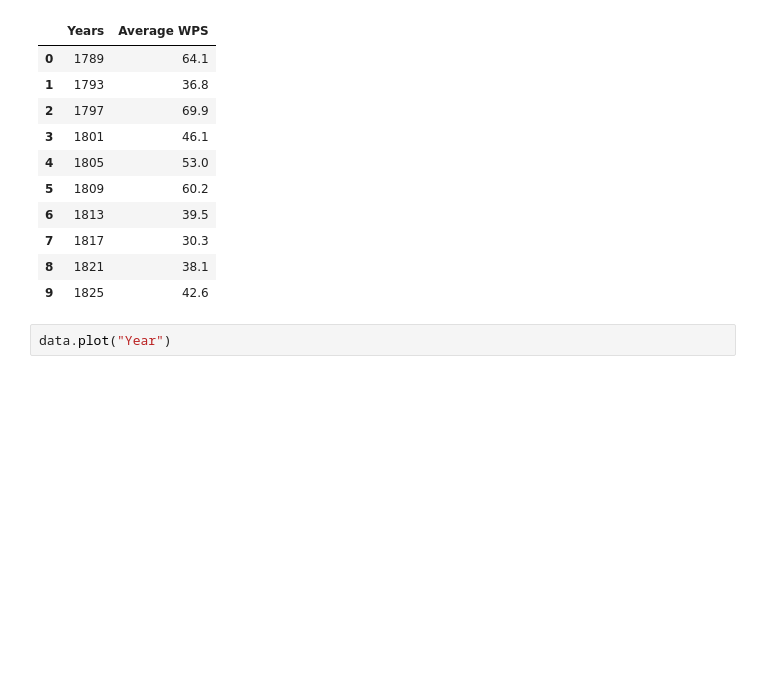
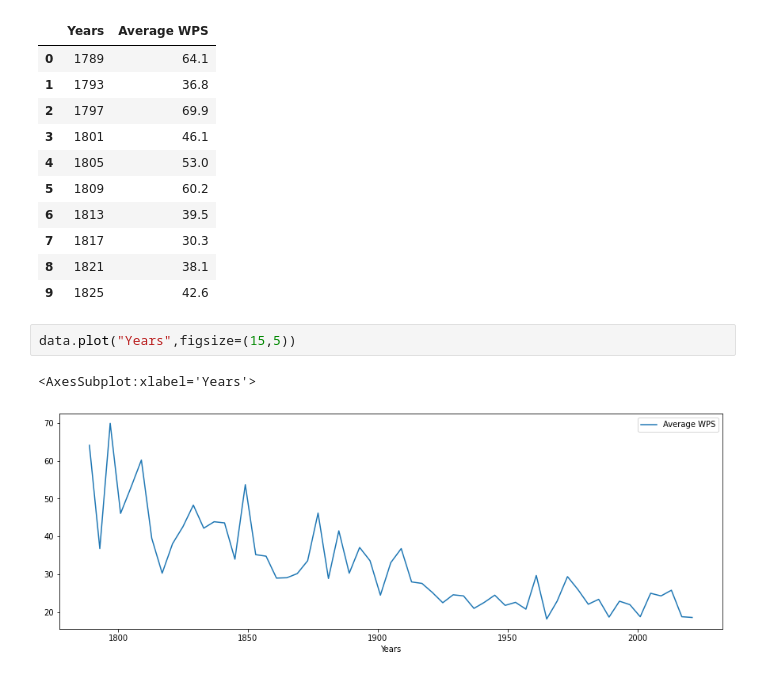
Before and after one commit to leoregino/Udemy_courses, a Jupyter notebook: 1_Intro_NLP/2_Words_per_sentence_trends.ipynb, the cells around one changed output. Drawn from its saved outputs; the diff is of its cells as text; blank space fills up the shorter version.

```diff
--- a/1_Intro_NLP/2_Words_per_sentence_trends.ipynb
+++ b/1_Intro_NLP/2_Words_per_sentence_trends.ipynb
@@ -162,5 +162,8 @@ data.head(10)
 | 7 | 1817 | 30.3 |
 | 8 | 1821 | 38.1 |
 | 9 | 1825 | 42.6 |
-# %%
-data.plot("Year")
+# %%
+data.plot("Years",figsize=(15,5))
+# %% [output]
+<AxesSubplot:xlabel='Years'>
+[figure, added]
```
